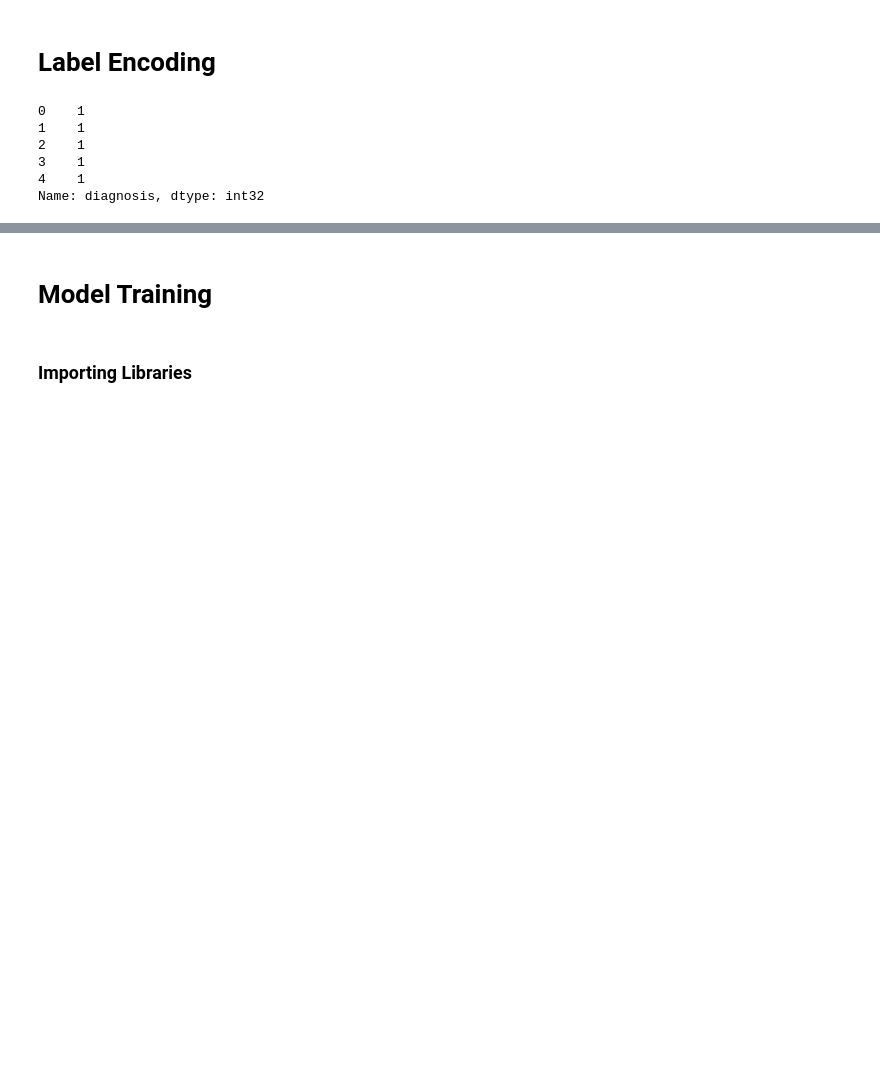
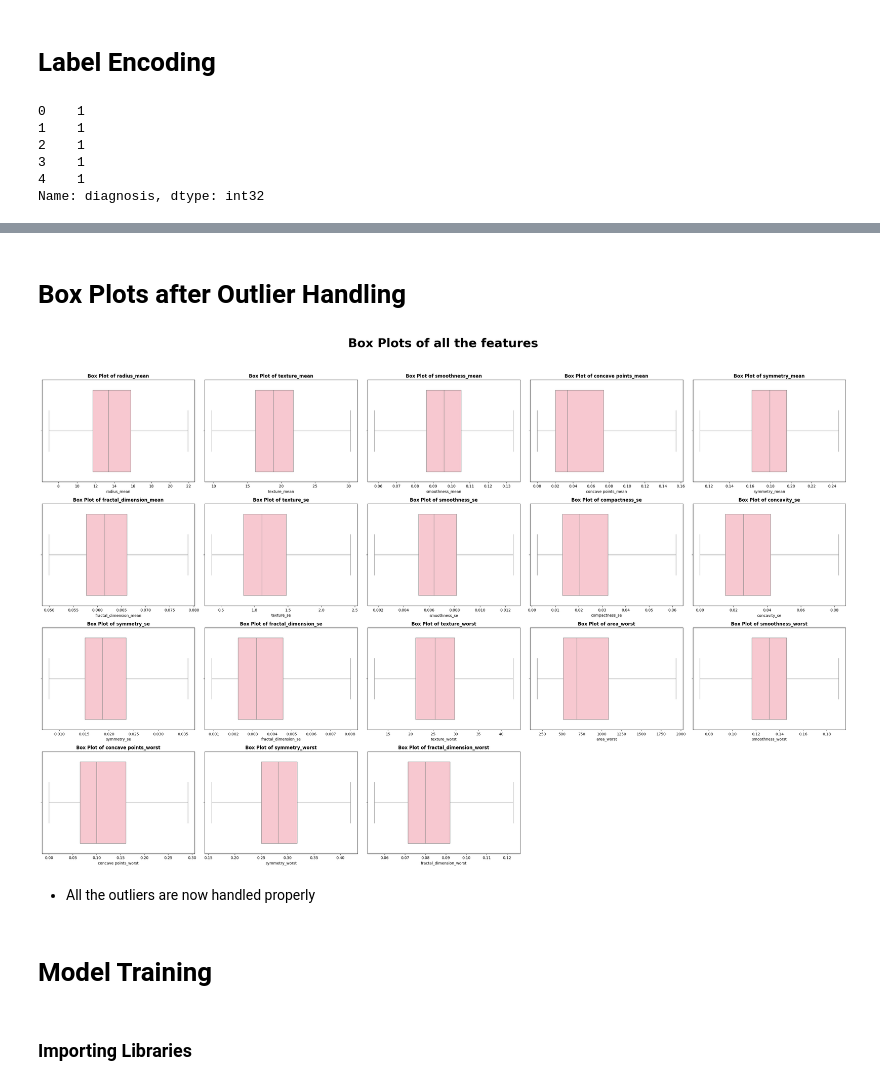
Before and after one commit to Chaiithra/SVM-Breast-Cancer-Prediction, a Jupyter notebook: SVM Breast Cancer Prediction.ipynb, the cells around one changed output, grey strips where cells are left out. Saved outputs shown, nothing was run; the diff lists cells and outputs as text; code cells hidden in the pictures; blank space fills up the shorter version.

```diff
--- a/SVM Breast Cancer Prediction.ipynb
+++ b/SVM Breast Cancer Prediction.ipynb
@@ -507,6 +507,8 @@ x_reduced.columns.to_list()
 x_reduced.columns.nunique()
 # %% [output]
 18
+# %%
+x = x_reduced
 # %% [markdown]
 # Label Encoding
 # %%
@@ -527,3 +580,34 @@ Name: diagnosis, dtype: int32
+# %% [markdown]
+# Box Plots after Outlier Handling
+# %%
+cols = 5
+rows = math.ceil(x.columns.nunique()/cols)
+
+fig, axes = plt.subplots(rows, cols, figsize = (30, 5*rows))
+
+axes = axes.flatten() if rows > 1 else axes
+
+fig.suptitle("Box Plots of all the features", fontsize = 32, weight = 'bold')
+
+for i, feature in enumerate(x.columns):
+
+    if i < len(axes):
+
+        sns.boxplot(data = df, x = feature, ax = axes[i], color = 'pink')
+
+        axes[i].set_title(f"Box Plot of {feature}", weight = 'bold')
+
+for j in range(i+1, rows*cols):
+
+    if j < len(axes):
+
+        axes[j].set_visible(False)
+
+fig.tight_layout(rect=[0, 0, 1, 0.95])
+# %% [output]
+[figure, added]
+# %% [markdown]
+- All the outliers are now handled properly
 # %% [markdown]
 # Model Training
 # %% [markdown]
```
Also changed, not shown: parts of 9 cells of this notebook.
